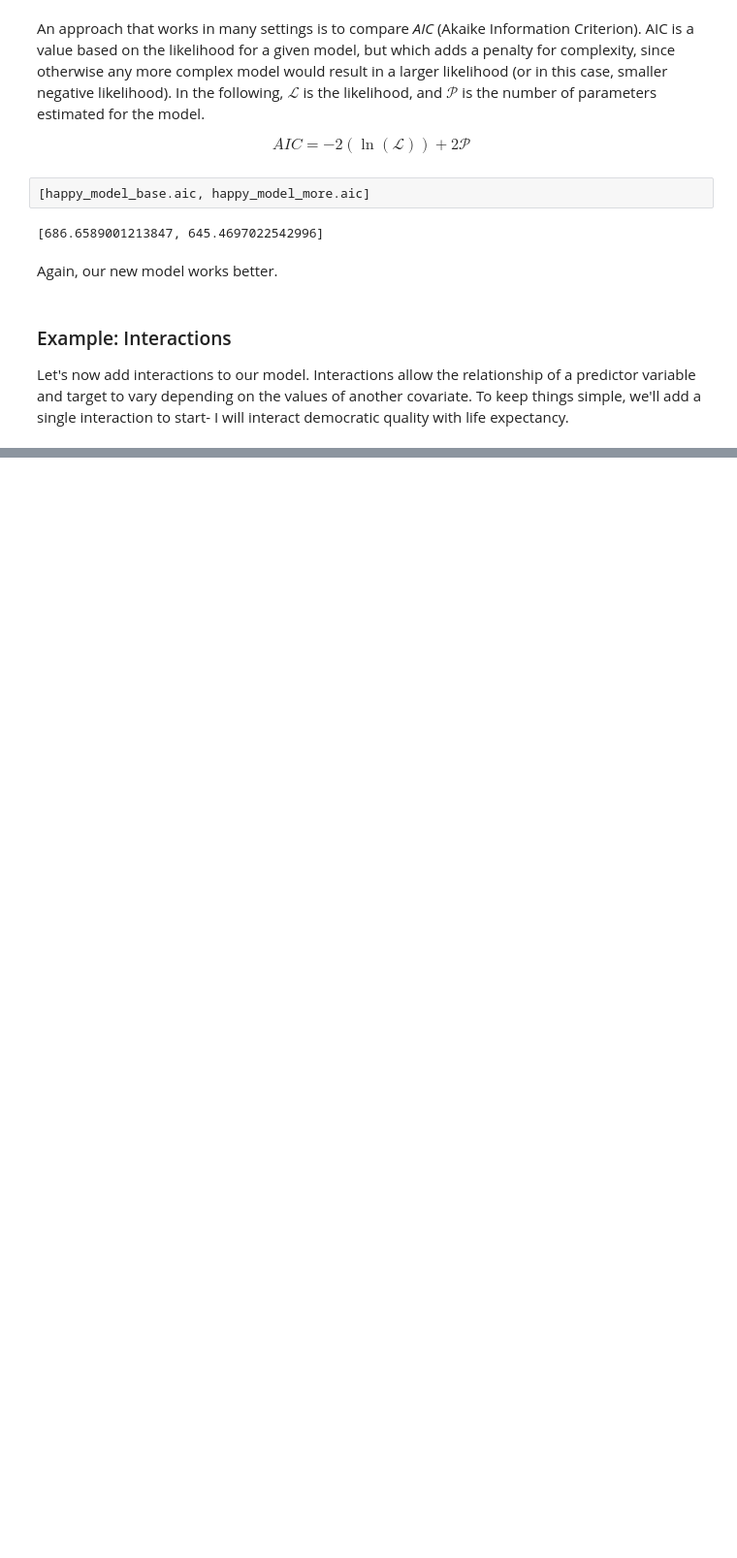
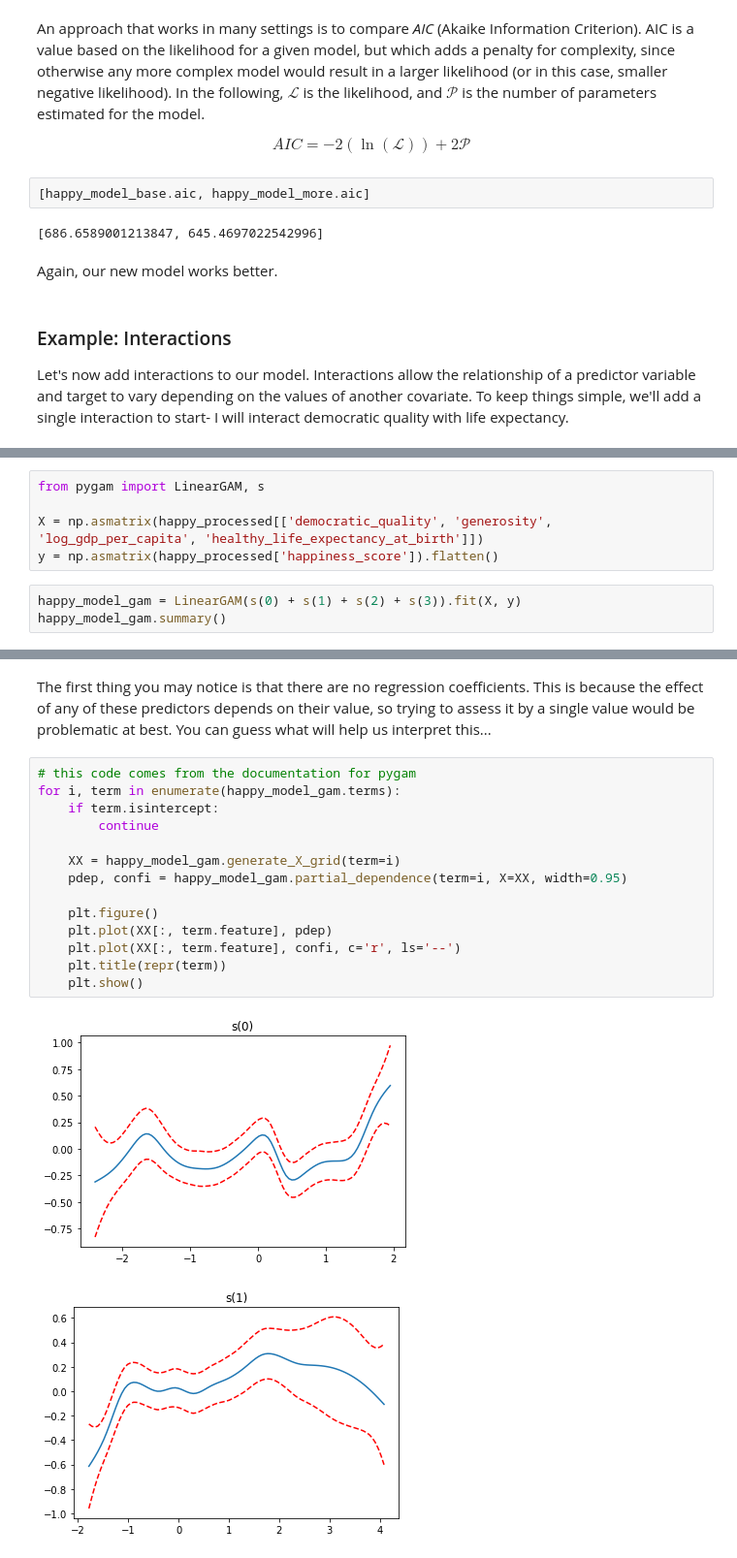
Before and after one commit to m-clark/data-processing-and-visualization, a Jupyter notebook: code/model_criticism.ipynb, the cells around one changed output, grey strips where cells are left out. Shown at 97% size. Saved outputs shown, nothing was run; the diff lists cells and outputs as text; blank space fills up the shorter version.

```diff
--- a/code/model_criticism.ipynb
+++ b/code/model_criticism.ipynb
@@ -450,0 +459,8 @@ However, this effect increases when life expectancy increases by 1 (i.e. 1 stand
+# %%
+from pygam import LinearGAM, s
+
+X = np.asmatrix(happy_processed[['democratic_quality', 'generosity', 'log_gdp_per_capita', 'healthy_life_expectancy_at_birth']])
+y = np.asmatrix(happy_processed['happiness_score']).flatten()
+# %%
+happy_model_gam = LinearGAM(s(0) + s(1) + s(2) + s(3)).fit(X, y)
+happy_model_gam.summary()
@@ -450,0 +489,19 @@ However, this effect increases when life expectancy increases by 1 (i.e. 1 stand
+# %% [markdown]
+The first thing you may notice is that there are no regression coefficients. This is because the effect of any of these predictors depends on their value, so trying to assess it by a single value would be problematic at best. You can guess what will help us interpret this...
+# %%
+# this code comes from the documentation for pygam
+for i, term in enumerate(happy_model_gam.terms):
+    if term.isintercept:
+        continue
+
+    XX = happy_model_gam.generate_X_grid(term=i)
+    pdep, confi = happy_model_gam.partial_dependence(term=i, X=XX, width=0.95)
+
+    plt.figure()
+    plt.plot(XX[:, term.feature], pdep)
+    plt.plot(XX[:, term.feature], confi, c='r', ls='--')
+    plt.title(repr(term))
+    plt.show()
+# %% [output]
+[figure, added]
+[figure, added]
```
Also changed, not shown: parts of 19 cells of this notebook, 31 other files.
